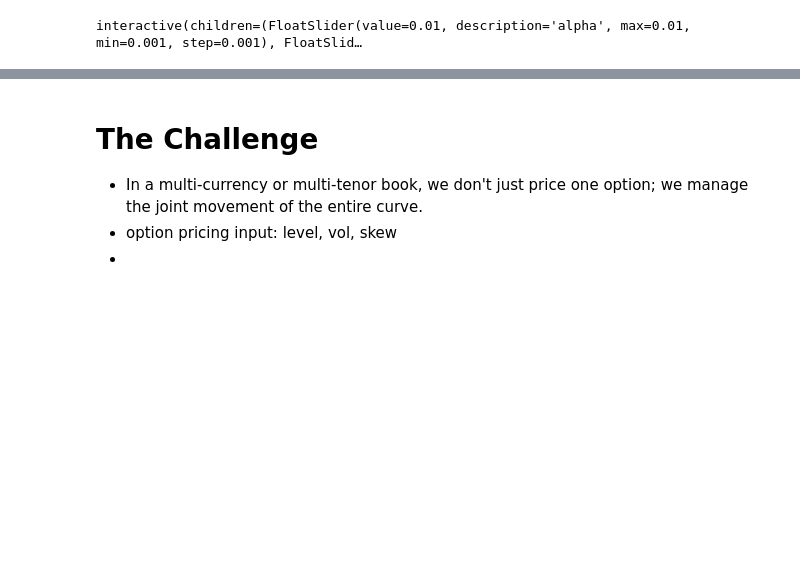
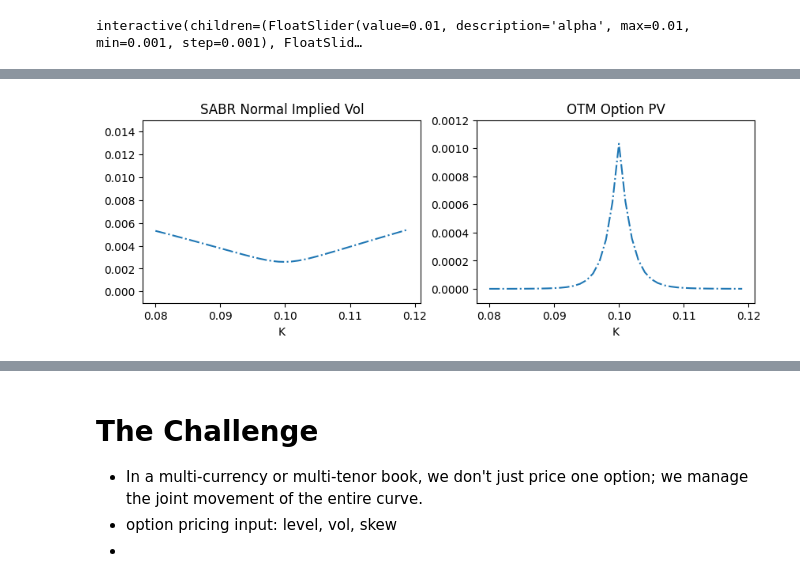
Before and after one commit to beginnerSC/slides, a Jupyter notebook: docs/rates.ipynb, the cells around one changed output, grey strips where cells are left out. Drawn from its saved outputs; the diff is of its cells as text; code cells hidden in the pictures; blank space fills up the shorter version.

```diff
--- a/docs/rates.ipynb
+++ b/docs/rates.ipynb
@@ -100,0 +117,27 @@ interactive(children=(FloatSlider(value=0.01, description='alpha', max=0.01, min
+# %%
+def plot_static(alpha=0.01, rho=0., volvol=0.6):
+    beta = 0.6
+    F = 0.1
+    T = 1
+    a = 0.08
+    b = 0.12
+
+    fig, (ax1, ax2) = plt.subplots(1, 2, figsize=(10, 3))
+    def call(K, F, T, A=1):
+        iv = normal_vol(K, F, T, alpha, beta, rho, volvol)
+        d = (F-K)/(iv*np.sqrt(T))
+        return A*iv*np.sqrt(T)*(norm.pdf(d) + d*norm.cdf(d))
+
+    def put(K, F, T, A=1):
+        return call(K, F, T, A) + A*(K-F)
+
+    DataFrame([(K, normal_vol(K, F, T, alpha, beta, rho, volvol)) for K in np.arange(a, b, 0.001)], columns=['K', 'Implied Vol']).set_index('K').plot(style='-.', legend=None, ax=ax1)
+    ax1.set(ylim=(-0.001, 0.015), title='SABR Normal Implied Vol')
+
+    DataFrame([(K, call(K, F, T) if K>F else put(K, F, T)) for K in np.arange(a, b, 0.001)], columns=['K', 'OTM Options']).set_index('K').plot(style='-.', legend=None, ax=ax2)
+    ax2.set(ylim=(-0.0001, 0.0012), title='OTM Option PV')
+    plt.show()
+
+plot_static()
+# %% [output]
+[figure, added]
```
Also changed, not shown: parts of 4 cells of this notebook.
